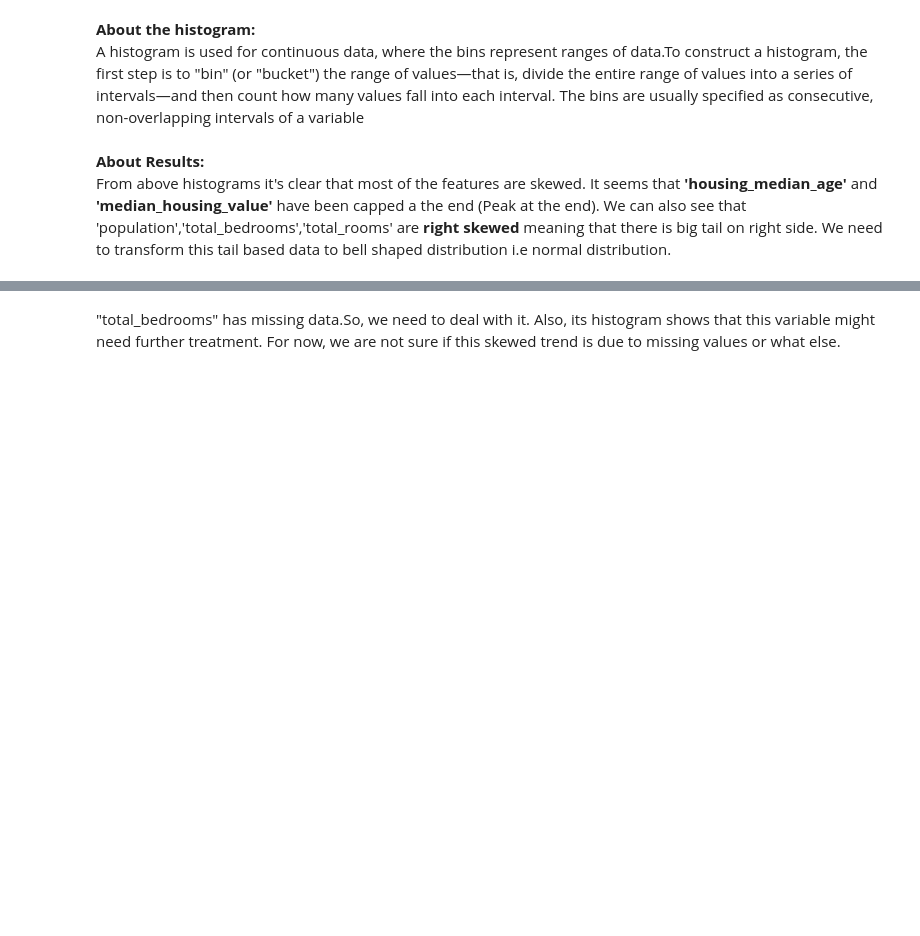
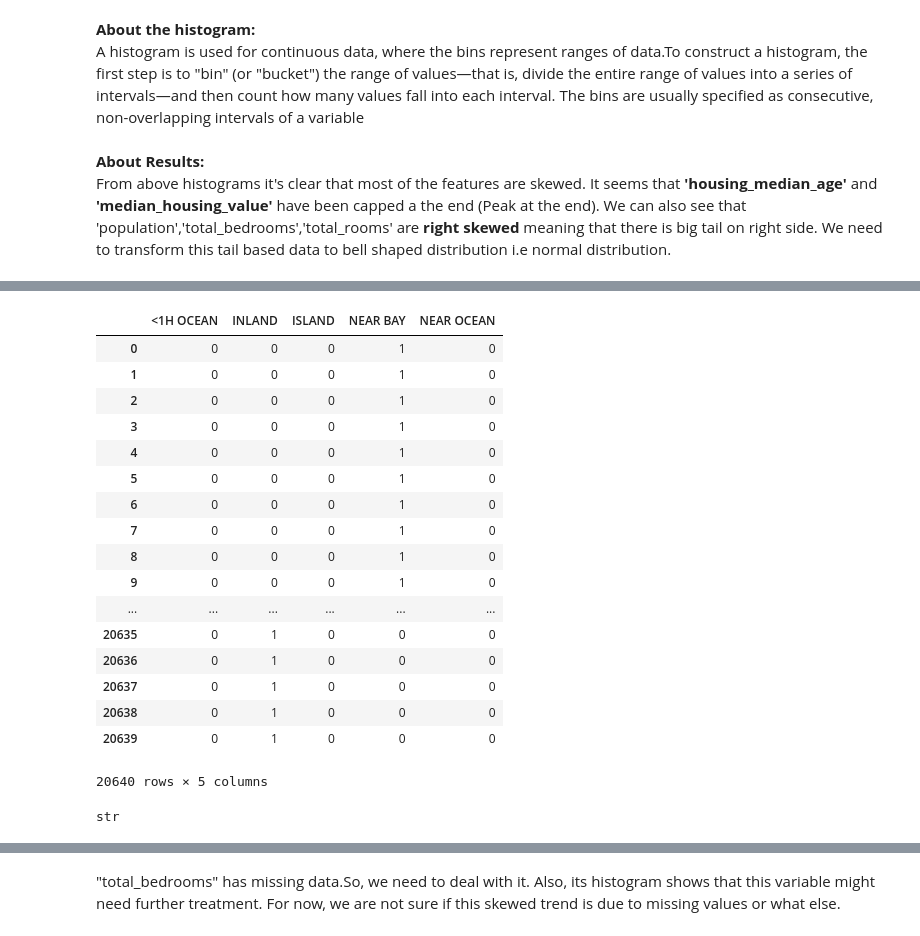
Before and after one commit to HassanSherwani/Data_Science_Projects, a Jupyter notebook: Dealing with Cross-sectional Data/Dealing with Cross sectional data.ipynb, the cells around one changed output, grey strips where cells are left out. Cells and saved outputs as stored; diff of their text form; code cells hidden in the pictures; blank space fills up the shorter version.

```diff
--- a/Dealing with Cross-sectional Data/Dealing with Cross sectional data.ipynb
+++ b/Dealing with Cross-sectional Data/Dealing with Cross sectional data.ipynb
@@ -173,0 +142,25 @@ We can also see that 'population','total_bedrooms','total_rooms' are **right ske
+# %%
+pd.get_dummies(df.ocean_proximity) # creates one column for every possible value
+# %% [output]
+|  | <1H OCEAN | INLAND | ISLAND | NEAR BAY | NEAR OCEAN |
+| 0 | 0 | 0 | 0 | 1 | 0 |
+| 1 | 0 | 0 | 0 | 1 | 0 |
+| 2 | 0 | 0 | 0 | 1 | 0 |
+| 3 | 0 | 0 | 0 | 1 | 0 |
+| 4 | 0 | 0 | 0 | 1 | 0 |
+| 5 | 0 | 0 | 0 | 1 | 0 |
+| 6 | 0 | 0 | 0 | 1 | 0 |
+| 7 | 0 | 0 | 0 | 1 | 0 |
+| 8 | 0 | 0 | 0 | 1 | 0 |
+| 9 | 0 | 0 | 0 | 1 | 0 |
+| ... | ... | ... | ... | ... | ... |
+| 20635 | 0 | 1 | 0 | 0 | 0 |
+| 20636 | 0 | 1 | 0 | 0 | 0 |
+| 20637 | 0 | 1 | 0 | 0 | 0 |
+| 20638 | 0 | 1 | 0 | 0 | 0 |
+| 20639 | 0 | 1 | 0 | 0 | 0 |
+20640 rows × 5 columns
+# %%
+type('ocean_proximity')
+# %% [output]
+str
```
Also changed, not shown: parts of 183 cells of this notebook.
